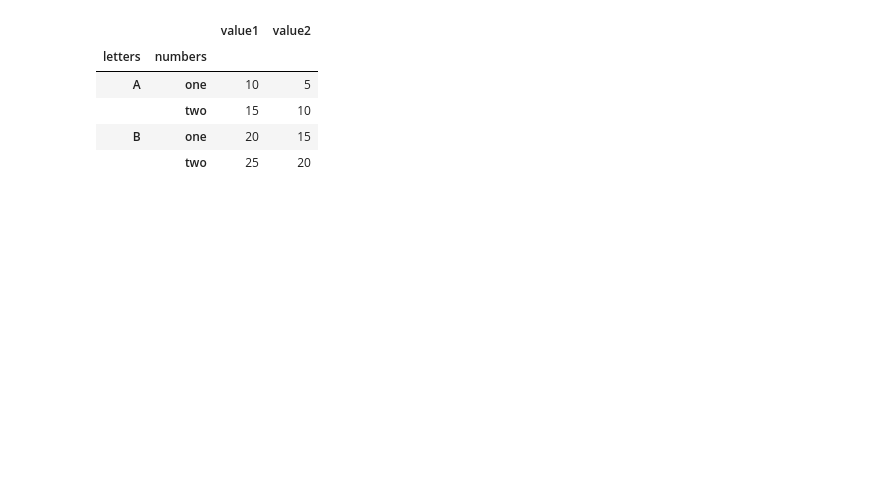
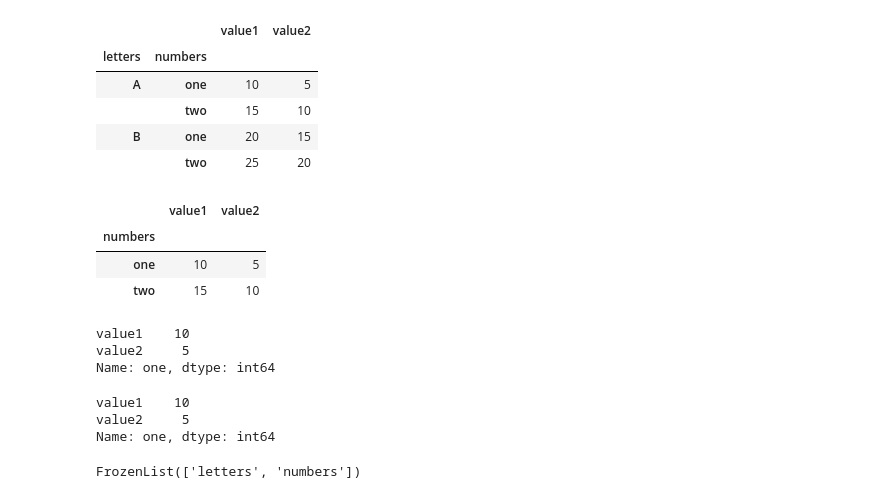
Before and after one commit to SiddheshDaphane/Python-for-data-science-and-machine-learning, a Jupyter notebook: 3. Pandas.ipynb, the cells around one changed output. Drawn from its saved outputs; the diff is of its cells as text; code cells hidden in the pictures; blank space fills up the shorter version.

```diff
--- a/3. Pandas.ipynb
+++ b/3. Pandas.ipynb
@@ -457,3 +465,26 @@ df
 |  | two | 15 | 10 |
 | B | one | 20 | 15 |
 |  | two | 25 | 20 |
+# %%
+df.loc["A"]
+# %% [output]
+|  | value1 | value2 |
+| numbers |  |  |
+| one | 10 | 5 |
+| two | 15 | 10 |
+# %%
+df.loc["A"].loc["one"]
+# %% [output]
+value1    10
+value2     5
+Name: one, dtype: int64
+# %%
+df.loc["A"].iloc[0]
+# %% [output]
+value1    10
+value2     5
+Name: one, dtype: int64
+# %%
+df.index.names
+# %% [output]
+FrozenList(['letters', 'numbers'])
```
Also changed, not shown: parts of 6 cells of this notebook.
